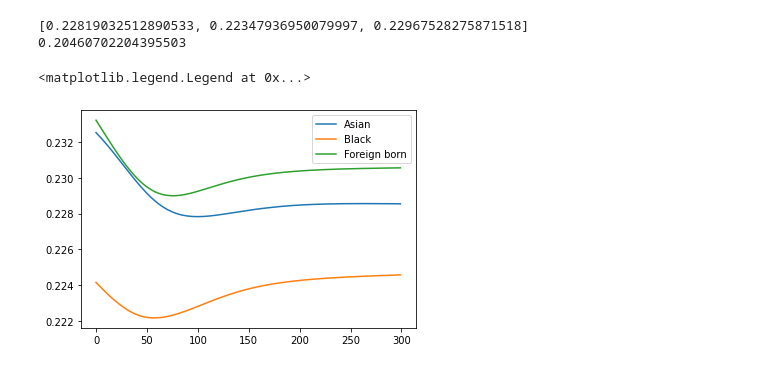
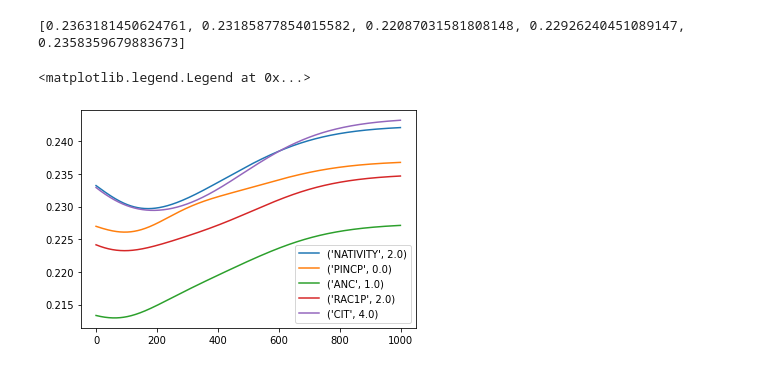
Before and after one commit to rohangpta/minimax-fairness, a Jupyter notebook: experiments.ipynb, the cells around one changed output. Saved outputs shown, nothing was run; the diff lists cells and outputs as text; code cells hidden in the pictures.

Commit message:
group finder and results

```diff
--- a/experiments.ipynb
+++ b/experiments.ipynb
@@ -30,3 +32,14 @@ columns = [
             'RAC1P',
         ]
 X = pd.DataFrame(X, columns=columns)
+# %%
+
+def generate_comp_table(x):
+    grp_list = columns
+    x = x.filter(items=grp_list)
+    mapping = {}
+    for item in x.columns:
+        mapping[item] = x[item].value_counts() / len(x[item])
+    return mapping
+
+mapping = generate_comp_table(X)
@@ -76,22 +124,18 @@ X_ = X.to_numpy()
 # %%
 
 # Number of iterations
-T = 300
+T = 1000
 L = log_loss
-k = 3
-G = [None for _ in range(k)]
 
-
-G[0] = np.where(X['RAC1P'] == 6)
-G[1] = np.where(X['RAC1P'] == 2)
-G[2] = np.where(X['NATIVITY'] == 2)
-
+model = LinearRegression().fit(X_, y)
+G = G_(model, X, y, 5)
+k = len(G)
 
 def MinimaxFair(X, y, G, L, T, H_, lr=None):
     H = [None for _ in range(T)]
     N = len(y)
     K = len(G)
-    lr = lr if lr else np.log(N) / T
+    lr = lr if lr else min(np.log(N) / T, 0.01)
     weights = np.ones(N) / N
     overall_errs = []
 
@@ -108,7 +152,4 @@ def MinimaxFair(X, y, G, L, T, H_, lr=None):
             print(f"Iteration {t}")
     return H, overall_errs
 # %%
-# Diff model classes and loss functions --
-# Plotting --
-# Hyperparam tuning --
-# Group finder
+H_bar, errs = MinimaxFair(X_, y, G, L, T, LinReg)
@@ -159,29 +174,15 @@ Iteration 290
 # %%
-def test(H, X, y, G, L, eps):
-    K = len(G)
-    errs = [None for _ in range(K)]
-    for k in range(K):
-        err = eps(H, L, *filter_grp(X, y, G[k]))
-        errs[k] = err
-    return errs
-
-errors = test(H_bar_2, X_, y, G, sklearn.metrics.mean_squared_error, partial(eps_k_rand, round=False))
-
+errors = test(H_bar, X_, y, G, sklearn.metrics.mean_squared_error, partial(eps_k_rand, round=False))
 print(errors)
-
-L_2 = sklearn.metrics.mean_squared_error
-
-print(min(L_2(y, m.predict(X_)) for m in H_bar_2))
 # %% [output]
-[0.22819032512890533, 0.22347936950079997, 0.22967528275871518]
-0.20460702204395503
+[0.2363181450624761, 0.23185877854015582, 0.22087031581808148, 0.22926240451089147, 0.2358359679883673]
 # %%
 import matplotlib.pyplot as plt
-plt.plot(np.array(errs_2))
-plt.legend(["Asian", "Black", "Foreign born"])
+plt.plot(np.array(errs))
+plt.legend([('NATIVITY', 2.0), ('PINCP', 0.0), ('ANC', 1.0), ('RAC1P', 2.0), ('CIT', 4.0)])
 # %% [output]
 <matplotlib.legend.Legend at 0x...>
-[figure, old version]
+[figure, new version]
 # %%
 import warnings
 warnings.filterwarnings("ignore")
```
Also changed, not shown: parts of 9 cells of this notebook, 1 other file.
